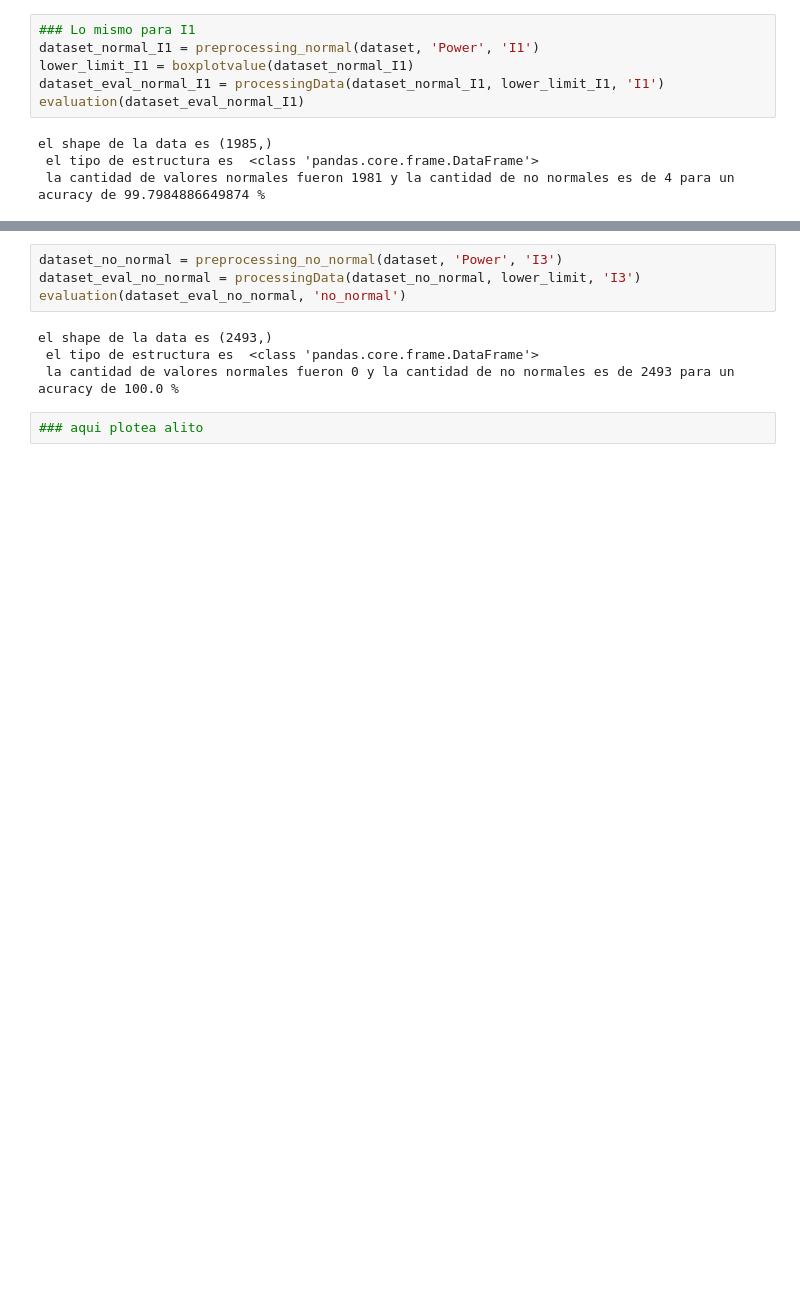
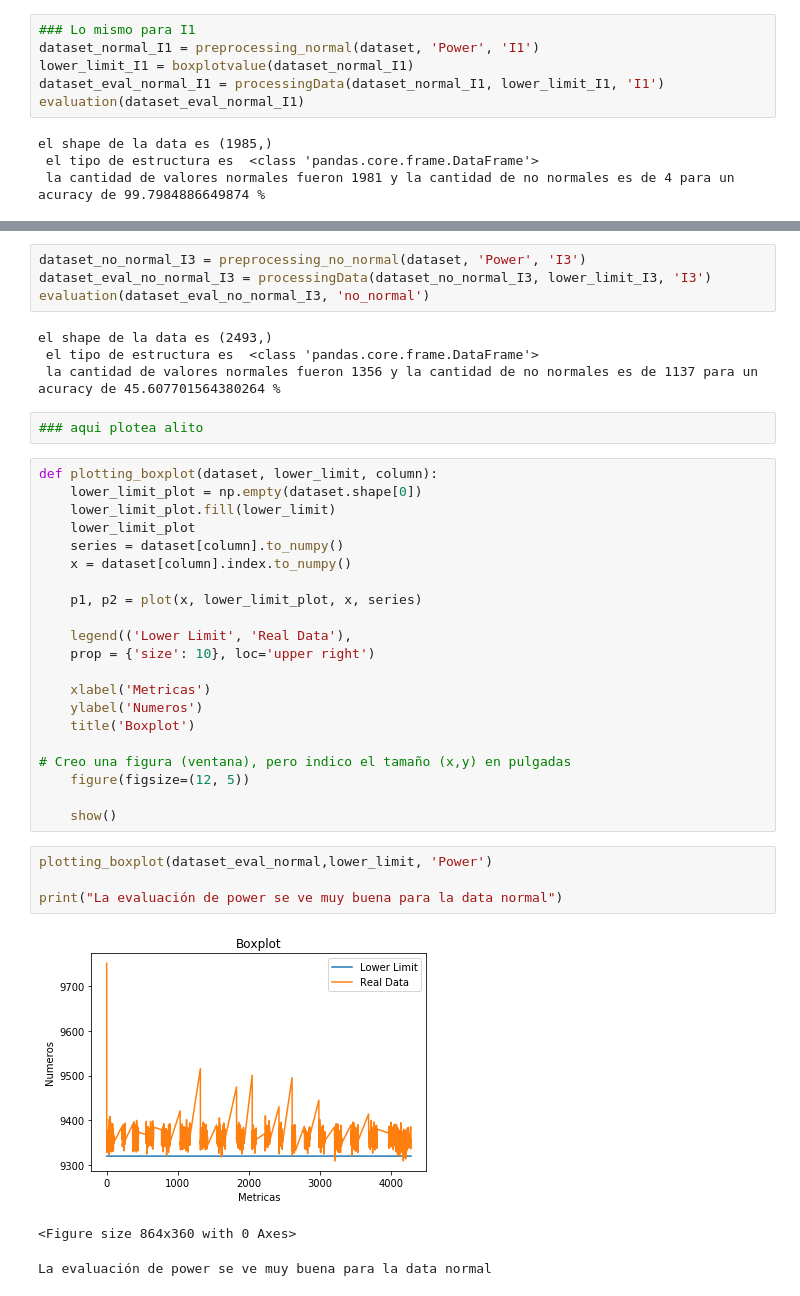
Before and after one commit to alebermudez94/Investigation, a Jupyter notebook: src/Outliers_v2.ipynb, the cells around one changed output, grey strips where cells are left out. Saved outputs shown, nothing was run; the diff lists cells and outputs as text; blank space fills up the shorter version.

Commit message:
agregando graficos para comparar

```diff
--- a/src/Outliers_v2.ipynb
+++ b/src/Outliers_v2.ipynb
@@ -151,12 +155,41 @@ el shape de la data es (1985,)
  el tipo de estructura es  <class 'pandas.core.frame.DataFrame'>
  la cantidad de valores normales fueron 1975 y la cantidad de no normales es de 10 para un acuracy de 99.49622166246851 %
 # %%
-dataset_no_normal = preprocessing_no_normal(dataset, 'Power', 'I3')
-dataset_eval_no_normal = processingData(dataset_no_normal, lower_limit, 'I3')
-evaluation(dataset_eval_no_normal, 'no_normal')
+dataset_no_normal_I3 = preprocessing_no_normal(dataset, 'Power', 'I3')
+dataset_eval_no_normal_I3 = processingData(dataset_no_normal_I3, lower_limit_I3, 'I3')
+evaluation(dataset_eval_no_normal_I3, 'no_normal')
 # %% [output]
 el shape de la data es (2493,)
  el tipo de estructura es  <class 'pandas.core.frame.DataFrame'>
- la cantidad de valores normales fueron 0 y la cantidad de no normales es de 2493 para un acuracy de 100.0 %
+ la cantidad de valores normales fueron 1356 y la cantidad de no normales es de 1137 para un acuracy de 45.607701564380264 %
 # %%
 ### aqui plotea alito
+# %%
+def plotting_boxplot(dataset, lower_limit, column):
+    lower_limit_plot = np.empty(dataset.shape[0])
+    lower_limit_plot.fill(lower_limit)
+    lower_limit_plot
+    series = dataset[column].to_numpy()
+    x = dataset[column].index.to_numpy()
+
+    p1, p2 = plot(x, lower_limit_plot, x, series)
+
+    legend(('Lower Limit', 'Real Data'),
+    prop = {'size': 10}, loc='upper right')
+
+    xlabel('Metricas')
+    ylabel('Numeros')
+    title('Boxplot')
+
+# Creo una figura (ventana), pero indico el tamaño (x,y) en pulgadas
+    figure(figsize=(12, 5))
+
+    show()
+# %%
+plotting_boxplot(dataset_eval_normal,lower_limit, 'Power')
+
+print("La evaluación de power se ve muy buena para la data normal")
+# %% [output]
+[figure, added]
+<Figure size 864x360 with 0 Axes>
+La evaluación de power se ve muy buena para la data normal
```
Also changed, not shown: parts of 10 cells of this notebook.
